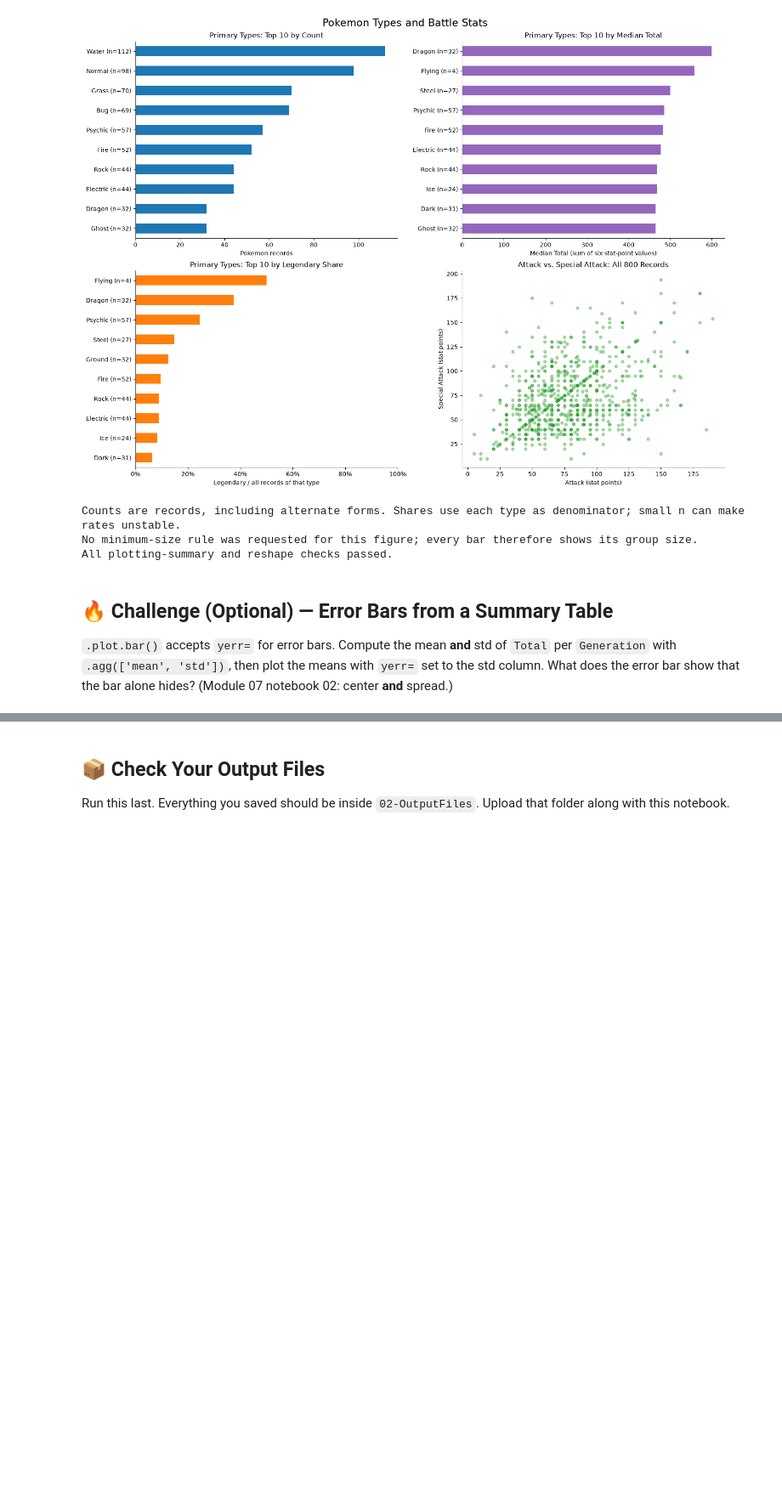
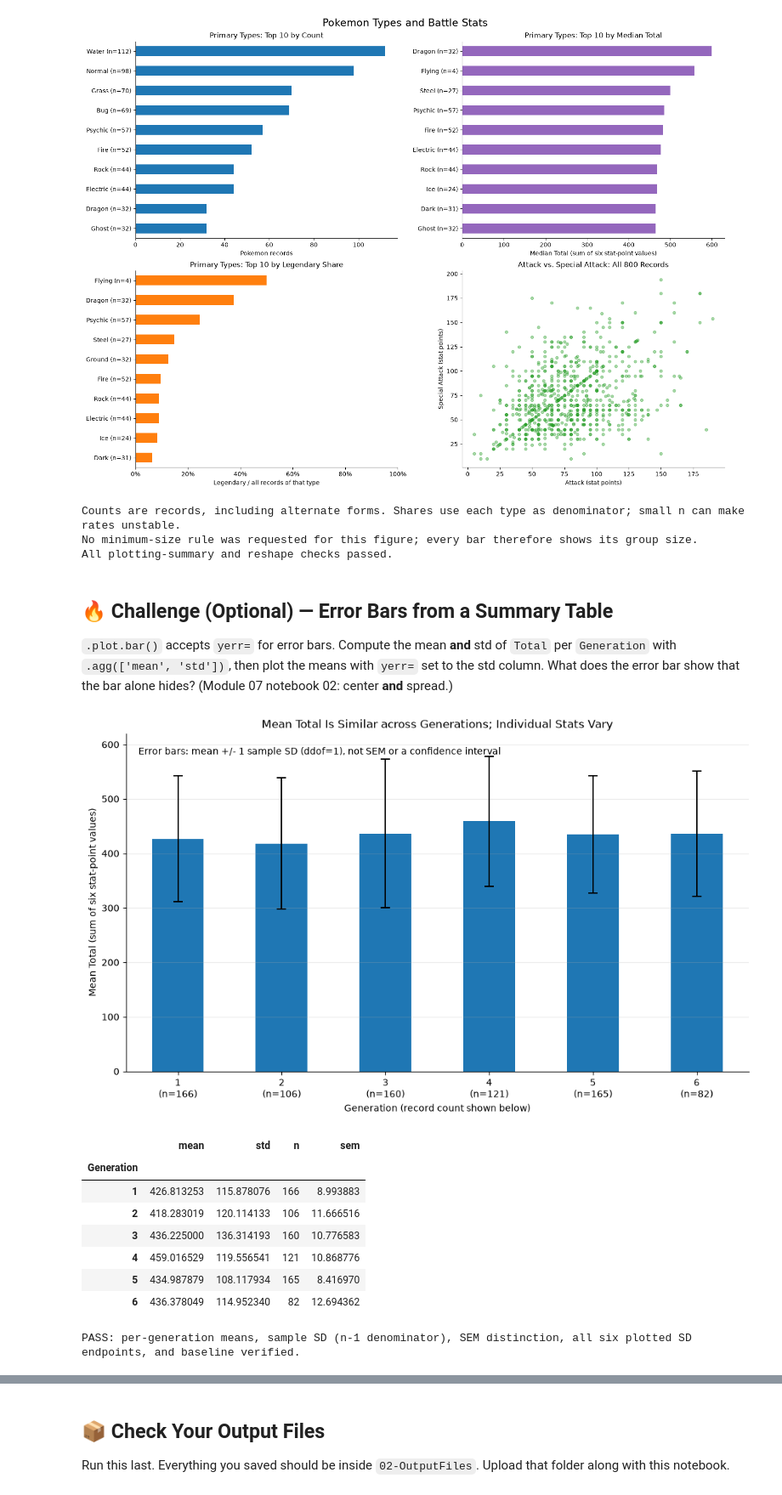
Before and after one commit to Inuka-99/3603-data-science-hulathduwage, a Jupyter notebook: 03-Completed/08-Visualizing_Data/02-Plotting_with_Pandas.ipynb, the cells around one changed output, grey strips where cells are left out. Shown at 85% size. Cells and saved outputs as stored; diff of their text form; code cells hidden in the pictures; blank space fills up the shorter version.

Commit message:
Show generation means with descriptive standard deviations

```diff
--- a/03-Completed/08-Visualizing_Data/02-Plotting_with_Pandas.ipynb
+++ b/03-Completed/08-Visualizing_Data/02-Plotting_with_Pandas.ipynb
@@ -389,4 +389,58 @@ All plotting-summary and reshape checks passed.
 ## 🔥 Challenge (Optional) — Error Bars from a Summary Table
 `.plot.bar()` accepts `yerr=` for error bars. Compute the mean **and** std of `Total` per `Generation` with `.agg(['mean', 'std'])`, then plot the means with `yerr=` set to the std column. What does the error bar show that the bar alone hides? (Module 07 notebook 02: center **and** spread.)
 # %%
-# Your code here
+# Optional challenge: means with descriptive sample-standard-deviation bars.
+total_by_generation = poke.groupby('Generation')['Total'].agg(['mean', 'std']).sort_index()
+total_by_generation['n'] = poke.groupby('Generation')['Total'].count()
+total_by_generation['sem'] = total_by_generation['std'] / np.sqrt(total_by_generation['n'])
+fig, ax = plt.subplots(figsize=(10, 6), layout='constrained')
+total_by_generation['mean'].plot.bar(
+    yerr=total_by_generation['std'], ax=ax, color='tab:blue', rot=0,
+    capsize=5, error_kw={'elinewidth': 1.4, 'capthick': 1.4, 'ecolor': 'black'}
+)
+ax.set(title='Mean Total Is Similar across Generations; Individual Stats Vary',
+       xlabel='Generation (record count shown below)', ylabel='Mean Total (sum of six stat-point values)',
+       ylim=(0, 620))
+ax.set_xticklabels([f'{generation}\n(n={int(row.n)})' for generation, row in total_by_generation.iterrows()])
+ax.text(.02, .96, 'Error bars: mean +/- 1 sample SD (ddof=1), not SEM or a confidence interval',
+        transform=ax.transAxes, va='top', fontsize=10)
+ax.spines[['top', 'right']].set_visible(False)
+ax.grid(axis='y', alpha=.25)
+fig.savefig(OUT / 'total_mean_sample_sd_by_generation.png', dpi=150, bbox_inches='tight')
+plt.show()
+display(total_by_generation.round(6))
+total_by_generation.to_csv(OUT / 'total_generation_mean_sd.csv', index_label='Generation')
+
+# Independently recompute group statistics and verify the drawn error endpoints.
+import statistics
+from matplotlib.container import ErrorbarContainer
+assert total_by_generation.index.tolist() == [1, 2, 3, 4, 5, 6]
+assert total_by_generation['n'].sum() == 800
+assert poke[['Generation', 'Total']].notna().all().all()
+for generation, row in total_by_generation.iterrows():
+    values = poke.loc[poke['Generation'].eq(generation), 'Total'].tolist()
+    assert row.n == len(values)
+    assert np.isclose(row['mean'], statistics.mean(values))
+    assert np.isclose(row['std'], statistics.stdev(values))
+    assert np.isclose(row['sem'], statistics.stdev(values) / np.sqrt(len(values)))
+    assert np.isclose(row['std'], np.std(values, ddof=1))
+    assert row['std'] > row['sem']
+error_container = next(container for container in ax.containers if isinstance(container, ErrorbarContainer))
+error_segments = error_container.lines[2][0].get_segments()
+assert len(error_segments) == 6
+for segment, (_, row) in zip(error_segments, total_by_generation.iterrows()):
+    assert np.allclose(segment[:, 1], [row['mean'] - row['std'], row['mean'] + row['std']])
+assert ax.get_ylim()[0] == 0
+assert (total_by_generation['mean'] + total_by_generation['std']).max() < ax.get_ylim()[1]
+print('PASS: per-generation means, sample SD (n-1 denominator), SEM distinction, all six plotted SD endpoints, and baseline verified.')
+# %% [output]
+[figure, added]
+|  | mean | std | n | sem |
+| Generation |  |  |  |  |
+| 1 | 426.813253 | 115.878076 | 166 | 8.993883 |
+| 2 | 418.283019 | 120.114133 | 106 | 11.666516 |
+| 3 | 436.225000 | 136.314193 | 160 | 10.776583 |
+| 4 | 459.016529 | 119.556541 | 121 | 10.868776 |
+| 5 | 434.987879 | 108.117934 | 165 | 8.416970 |
+| 6 | 436.378049 | 114.952340 | 82 | 12.694362 |
+PASS: per-generation means, sample SD (n-1 denominator), SEM distinction, all six plotted SD endpoints, and baseline verified.
```
Also changed, not shown: parts of 2 cells of this notebook, 4 other files.
